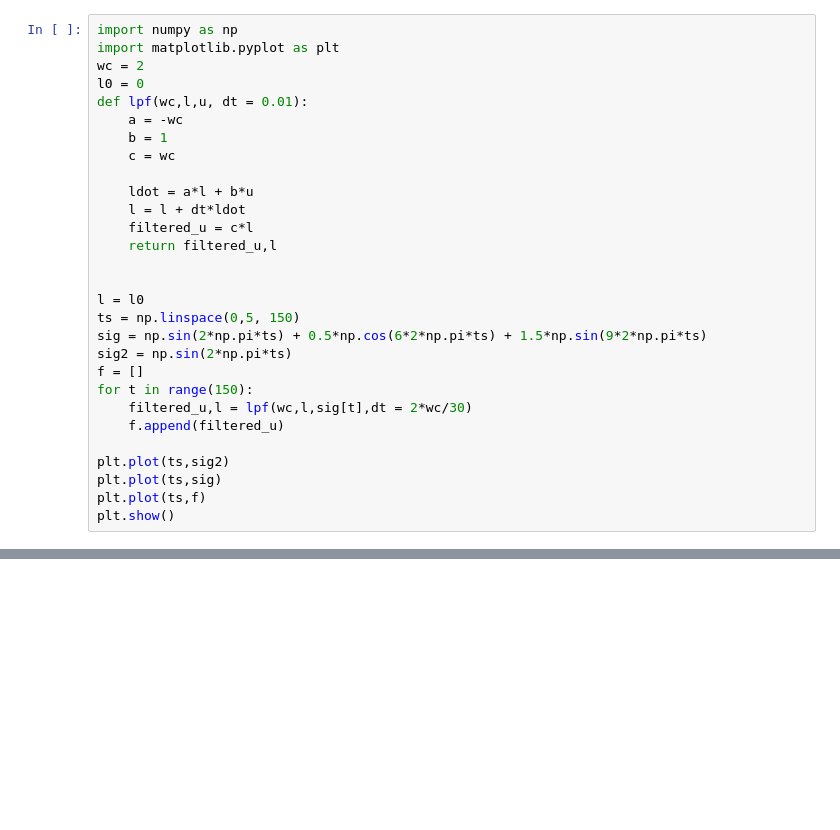
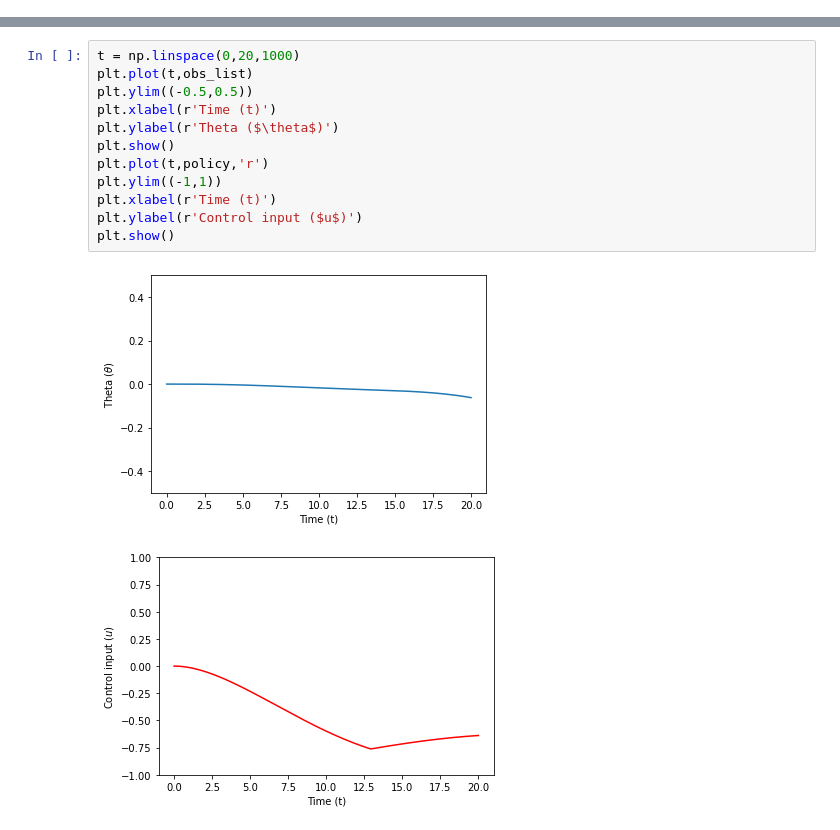
Before and after one commit to mnjnsng/L1_python, a Jupyter notebook: practice.ipynb, the cells around one changed output, grey strips where cells are left out. Cells and saved outputs as stored; diff of their text form; blank space fills up the shorter version.

```diff
--- a/practice.ipynb
+++ b/practice.ipynb
@@ -48,29 +7,0 @@ print(adapt_gain)
-# %%
-import numpy as np
-import matplotlib.pyplot as plt
-wc = 2
-l0 = 0
-def lpf(wc,l,u, dt = 0.01):
-    a = -wc
-    b = 1
-    c = wc
-
-    ldot = a*l + b*u
-    l = l + dt*ldot
-    filtered_u = c*l
-    return filtered_u,l
-
-
-l = l0
-ts = np.linspace(0,5, 150)
-sig = np.sin(2*np.pi*ts) + 0.5*np.cos(6*2*np.pi*ts) + 1.5*np.sin(9*2*np.pi*ts)
-sig2 = np.sin(2*np.pi*ts)
-f = []
-for t in range(150):
-    filtered_u,l = lpf(wc,l,sig[t],dt = 2*wc/30)
-    f.append(filtered_u)
-
-plt.plot(ts,sig2)
-plt.plot(ts,sig)
-plt.plot(ts,f)
-plt.show()
@@ -78,0 +177,15 @@ plt.show()
+# %%
+t = np.linspace(0,20,1000)
+plt.plot(t,obs_list)
+plt.ylim((-0.5,0.5))
+plt.xlabel(r'Time (t)')
+plt.ylabel(r'Theta ($\theta$)')
+plt.show()
+plt.plot(t,policy,'r')
+plt.ylim((-1,1))
+plt.xlabel(r'Time (t)')
+plt.ylabel(r'Control input ($u$)')
+plt.show()
+# %% [output]
+[figure, added]
+[figure, added]
```
Also changed, not shown: parts of 9 cells of this notebook, 6 other files.
